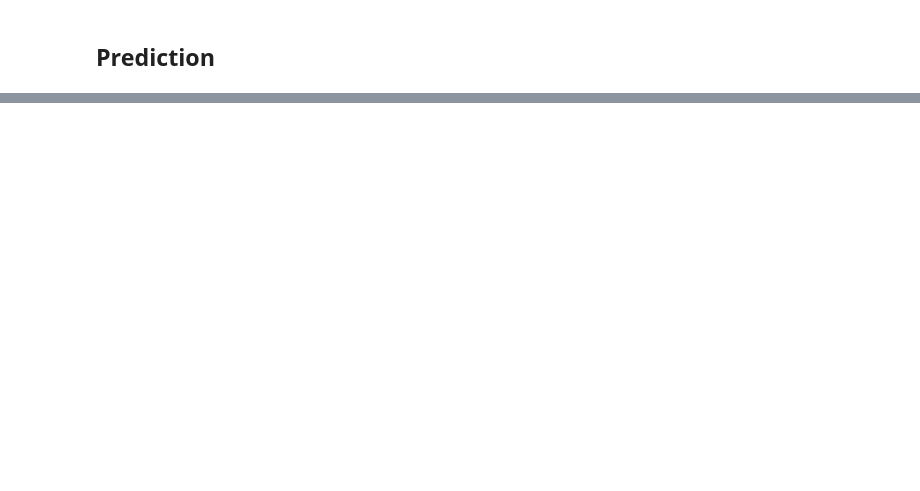
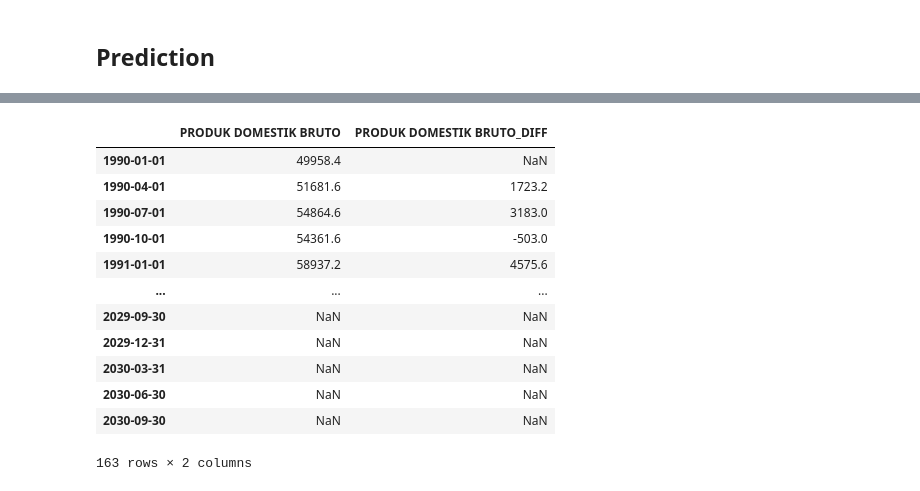
Before and after one commit to mbudis23/big-data-final-exam, a Jupyter notebook: notebooks/problem_1.ipynb, the cells around one changed output, grey strips where cells are left out. Cells and saved outputs as stored; diff of their text form; code cells hidden in the pictures; blank space fills up the shorter version.

```diff
--- a/notebooks/problem_1.ipynb
+++ b/notebooks/problem_1.ipynb
@@ -154,0 +201,16 @@ Warnings:
+# %%
+result
+# %% [output]
+|  | PRODUK DOMESTIK BRUTO | PRODUK DOMESTIK BRUTO_DIFF |
+| 1990-01-01 | 49958.4 | NaN |
+| 1990-04-01 | 51681.6 | 1723.2 |
+| 1990-07-01 | 54864.6 | 3183.0 |
+| 1990-10-01 | 54361.6 | -503.0 |
+| 1991-01-01 | 58937.2 | 4575.6 |
+| ... | ... | ... |
+| 2029-09-30 | NaN | NaN |
+| 2029-12-31 | NaN | NaN |
+| 2030-03-31 | NaN | NaN |
+| 2030-06-30 | NaN | NaN |
+| 2030-09-30 | NaN | NaN |
+163 rows × 2 columns
```
Also changed, not shown: parts of 13 cells of this notebook, 2 other files.
